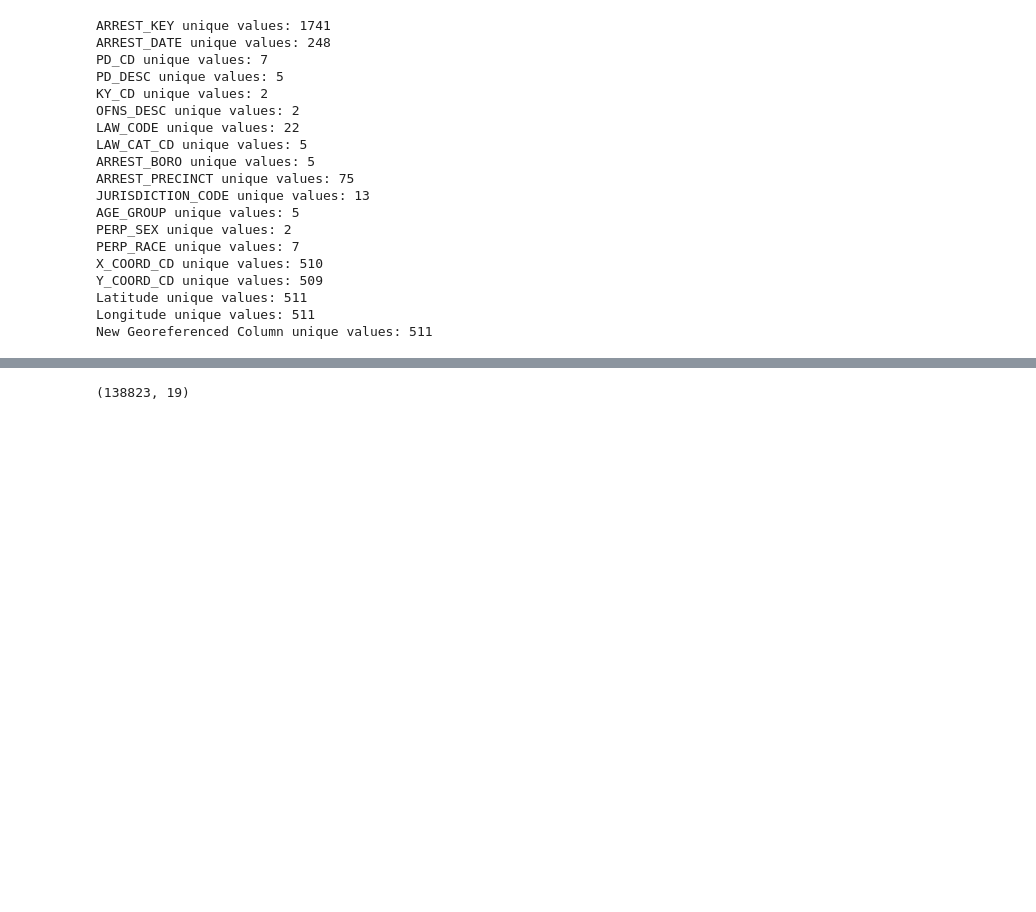
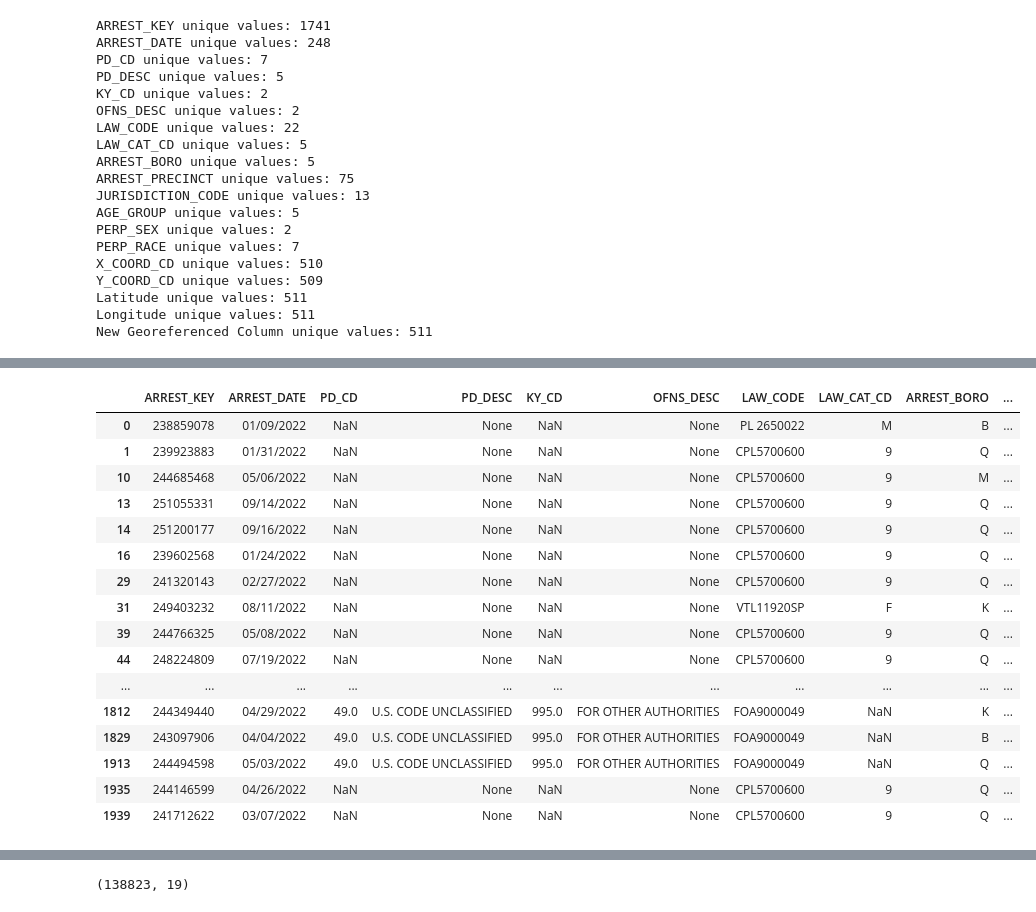
Before and after one commit to MarcusQuigley/Mel-main, a Jupyter notebook: NYPD_ARREST_data.ipynb, the cells around one changed output, grey strips where cells are left out. Drawn from its saved outputs; the diff is of its cells as text; code cells hidden in the pictures; blank space fills up the shorter version.

```diff
--- a/NYPD_ARREST_data.ipynb
+++ b/NYPD_ARREST_data.ipynb
@@ -206,0 +308,20 @@ New Georeferenced Column unique values: 511
+# %%
+nypd_a_y2d2.head(50)
+# %% [output]
+|  | ARREST_KEY | ARREST_DATE | PD_CD | PD_DESC | KY_CD | OFNS_DESC | LAW_CODE | LAW_CAT_CD | ARREST_BORO | ... |
+| 0 | 238859078 | 01/09/2022 | NaN | None | NaN | None | PL 2650022 | M | B | ... |
+| 1 | 239923883 | 01/31/2022 | NaN | None | NaN | None | CPL5700600 | 9 | Q | ... |
+| 10 | 244685468 | 05/06/2022 | NaN | None | NaN | None | CPL5700600 | 9 | M | ... |
+| 13 | 251055331 | 09/14/2022 | NaN | None | NaN | None | CPL5700600 | 9 | Q | ... |
+| 14 | 251200177 | 09/16/2022 | NaN | None | NaN | None | CPL5700600 | 9 | Q | ... |
+| 16 | 239602568 | 01/24/2022 | NaN | None | NaN | None | CPL5700600 | 9 | Q | ... |
+| 29 | 241320143 | 02/27/2022 | NaN | None | NaN | None | CPL5700600 | 9 | Q | ... |
+| 31 | 249403232 | 08/11/2022 | NaN | None | NaN | None | VTL11920SP | F | K | ... |
+| 39 | 244766325 | 05/08/2022 | NaN | None | NaN | None | CPL5700600 | 9 | Q | ... |
+| 44 | 248224809 | 07/19/2022 | NaN | None | NaN | None | CPL5700600 | 9 | Q | ... |
+| ... | ... | ... | ... | ... | ... | ... | ... | ... | ... | ... |
+| 1812 | 244349440 | 04/29/2022 | 49.0 | U.S. CODE UNCLASSIFIED | 995.0 | FOR OTHER AUTHORITIES | FOA9000049 | NaN | K | ... |
+| 1829 | 243097906 | 04/04/2022 | 49.0 | U.S. CODE UNCLASSIFIED | 995.0 | FOR OTHER AUTHORITIES | FOA9000049 | NaN | B | ... |
+| 1913 | 244494598 | 05/03/2022 | 49.0 | U.S. CODE UNCLASSIFIED | 995.0 | FOR OTHER AUTHORITIES | FOA9000049 | NaN | Q | ... |
+| 1935 | 244146599 | 04/26/2022 | NaN | None | NaN | None | CPL5700600 | 9 | Q | ... |
+| 1939 | 241712622 | 03/07/2022 | NaN | None | NaN | None | CPL5700600 | 9 | Q | ... |
```
Also changed, not shown: parts of 16 cells of this notebook.
